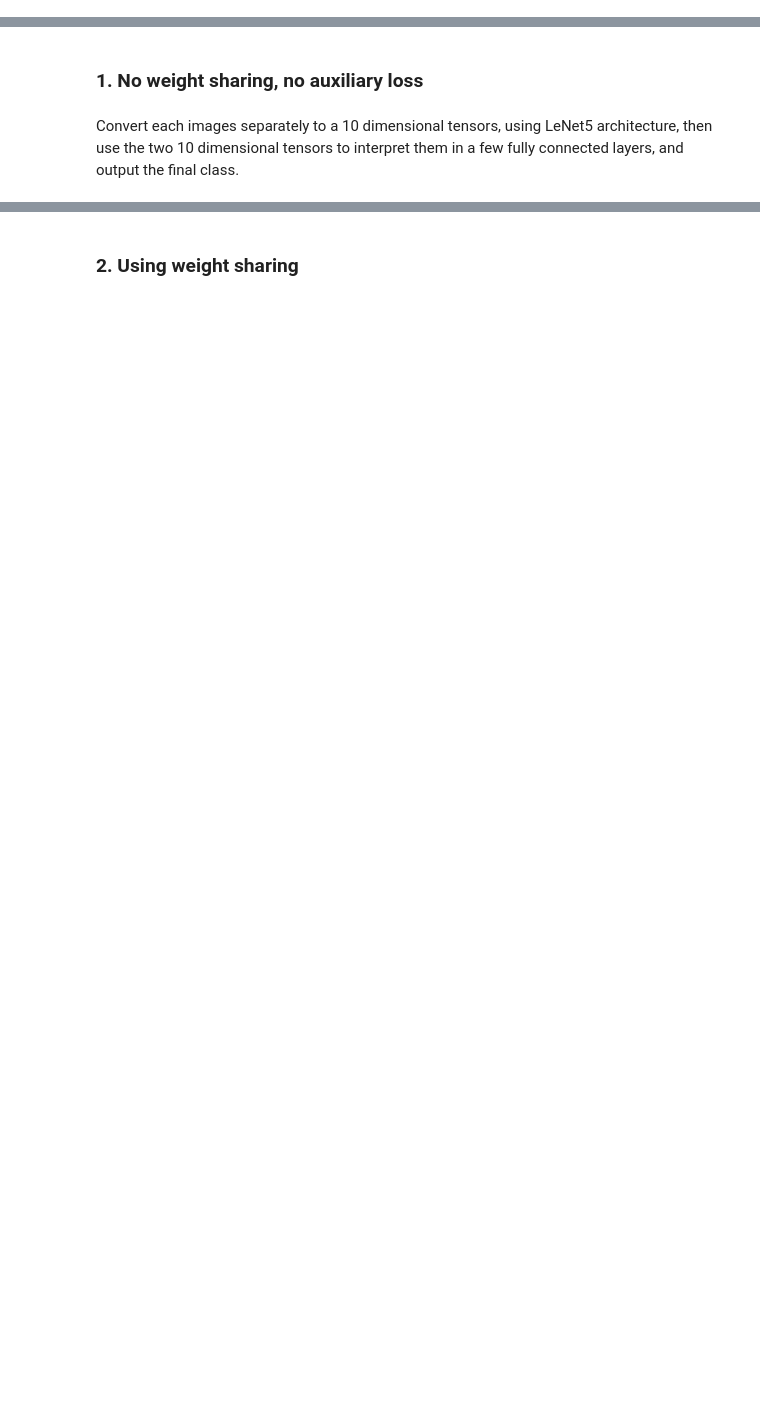
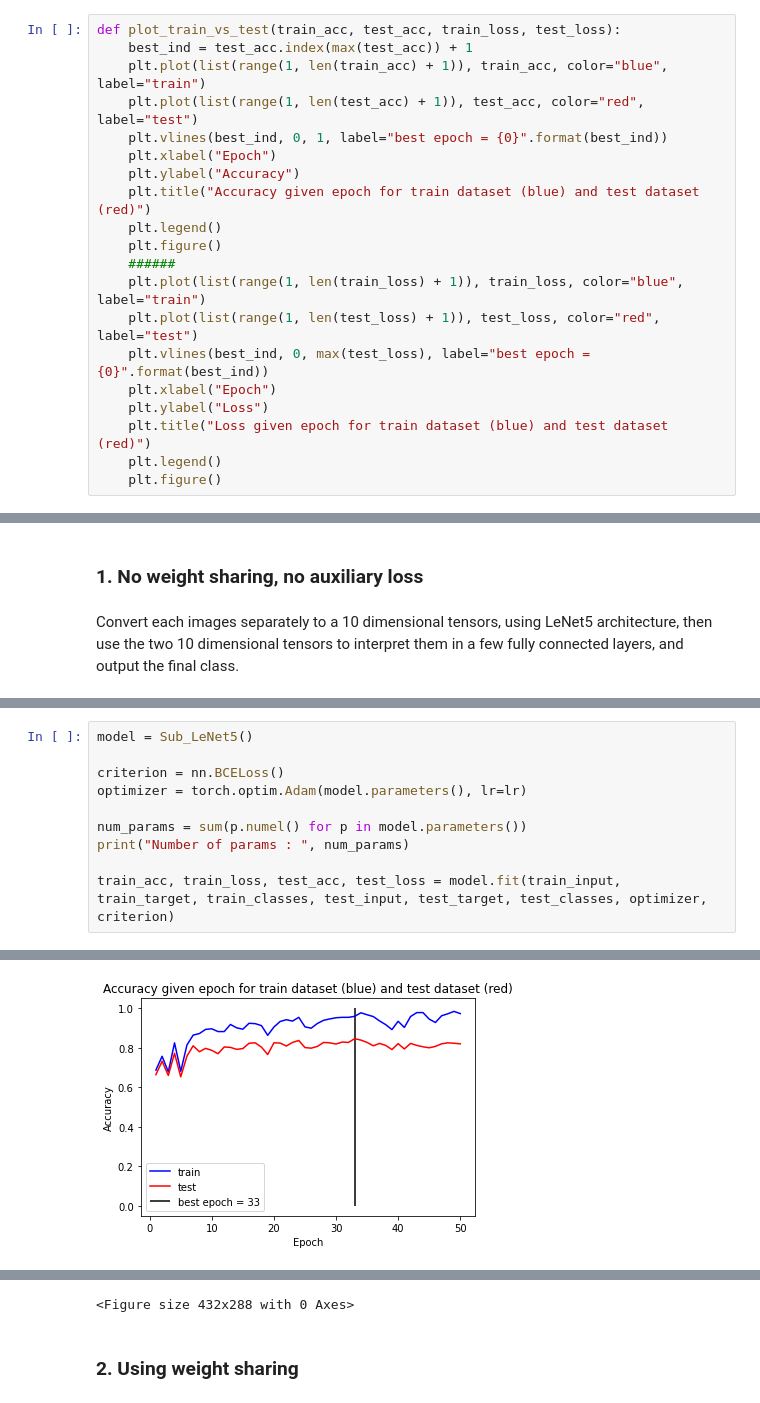
Before and after one commit to jdsalomon/dl_miniprojects, a Jupyter notebook: mp1/lenet5.ipynb, the cells around one changed output, grey strips where cells are left out. Saved outputs shown, nothing was run; the diff lists cells and outputs as text; blank space fills up the shorter version.

```diff
--- a/mp1/lenet5.ipynb
+++ b/mp1/lenet5.ipynb
@@ -88,0 +89,20 @@ Balance classes ?
+# %%
+def plot_train_vs_test(train_acc, test_acc, train_loss, test_loss):
+    best_ind = test_acc.index(max(test_acc)) + 1
+    plt.plot(list(range(1, len(train_acc) + 1)), train_acc, color="blue", label="train")
+    plt.plot(list(range(1, len(test_acc) + 1)), test_acc, color="red", label="test")
+    plt.vlines(best_ind, 0, 1, label="best epoch = {0}".format(best_ind))
+    plt.xlabel("Epoch")
+    plt.ylabel("Accuracy")
+    plt.title("Accuracy given epoch for train dataset (blue) and test dataset (red)")
+    plt.legend()
+    plt.figure()
+    ######
+    plt.plot(list(range(1, len(train_loss) + 1)), train_loss, color="blue", label="train")
+    plt.plot(list(range(1, len(test_loss) + 1)), test_loss, color="red", label="test")
+    plt.vlines(best_ind, 0, max(test_loss), label="best epoch = {0}".format(best_ind))
+    plt.xlabel("Epoch")
+    plt.ylabel("Loss")
+    plt.title("Loss given epoch for train dataset (blue) and test dataset (red)")
+    plt.legend()
+    plt.figure()
@@ -204,0 +251,11 @@ Epoch 24 - Loss: 6.812961935997009 - Train accuracy: 0.576 - Test accuracy: 0.56
+# %%
+model = Sub_LeNet5()
+
+criterion = nn.BCELoss()
+optimizer = torch.optim.Adam(model.parameters(), lr=lr)
+
+num_params = sum(p.numel() for p in model.parameters())
+print("Number of params : ", num_params)
+
+train_acc, train_loss, test_acc, test_loss = model.fit(train_input, train_target, train_classes, test_input, test_target, test_classes, optimizer, criterion)
+# %% [output]
@@ -204,0 +279 @@ Epoch 24 - Loss: 6.812961935997009 - Train accuracy: 0.576 - Test accuracy: 0.56
+[figure, added]
@@ -205,2 +281,3 @@ Epoch 24 - Loss: 6.812961935997009 - Train accuracy: 0.576 - Test accuracy: 0.56
+<Figure size 432x288 with 0 Axes>
 # %% [markdown]
 ### 2. Using weight sharing
```
Also changed, not shown: parts of 16 cells of this notebook, 5 other files.
